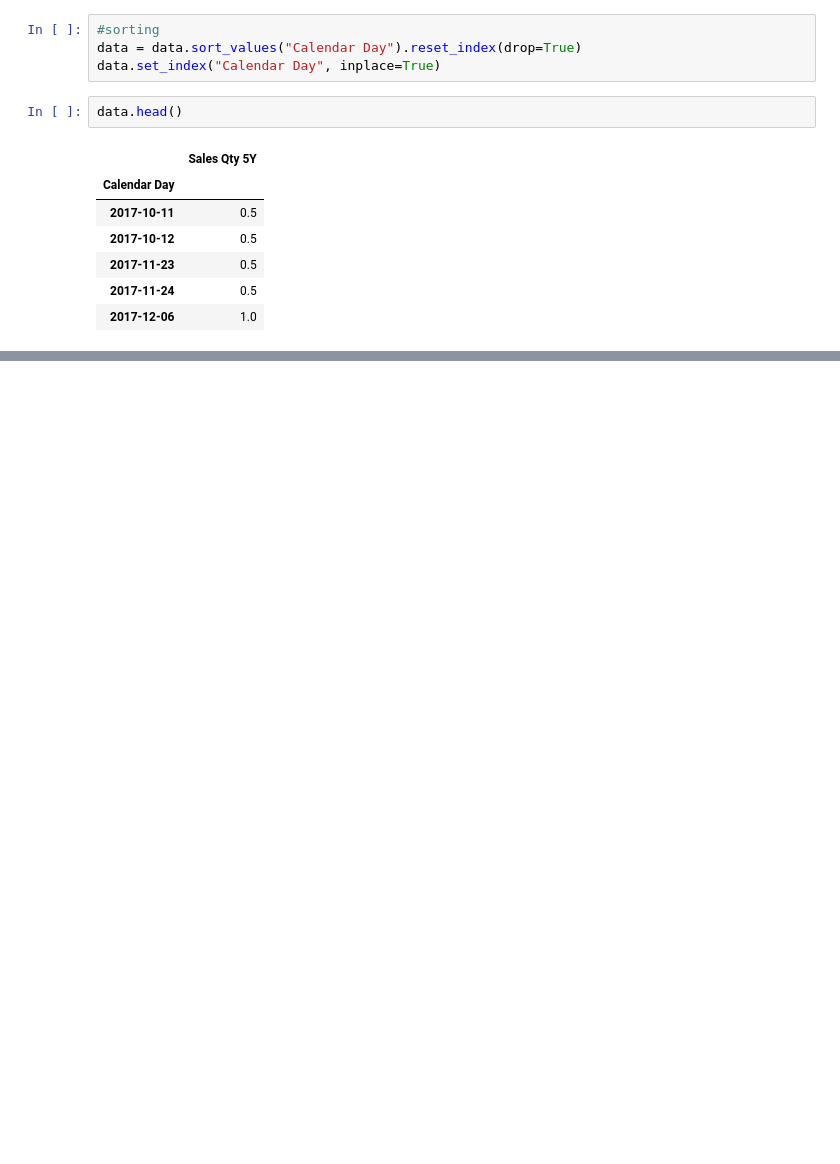
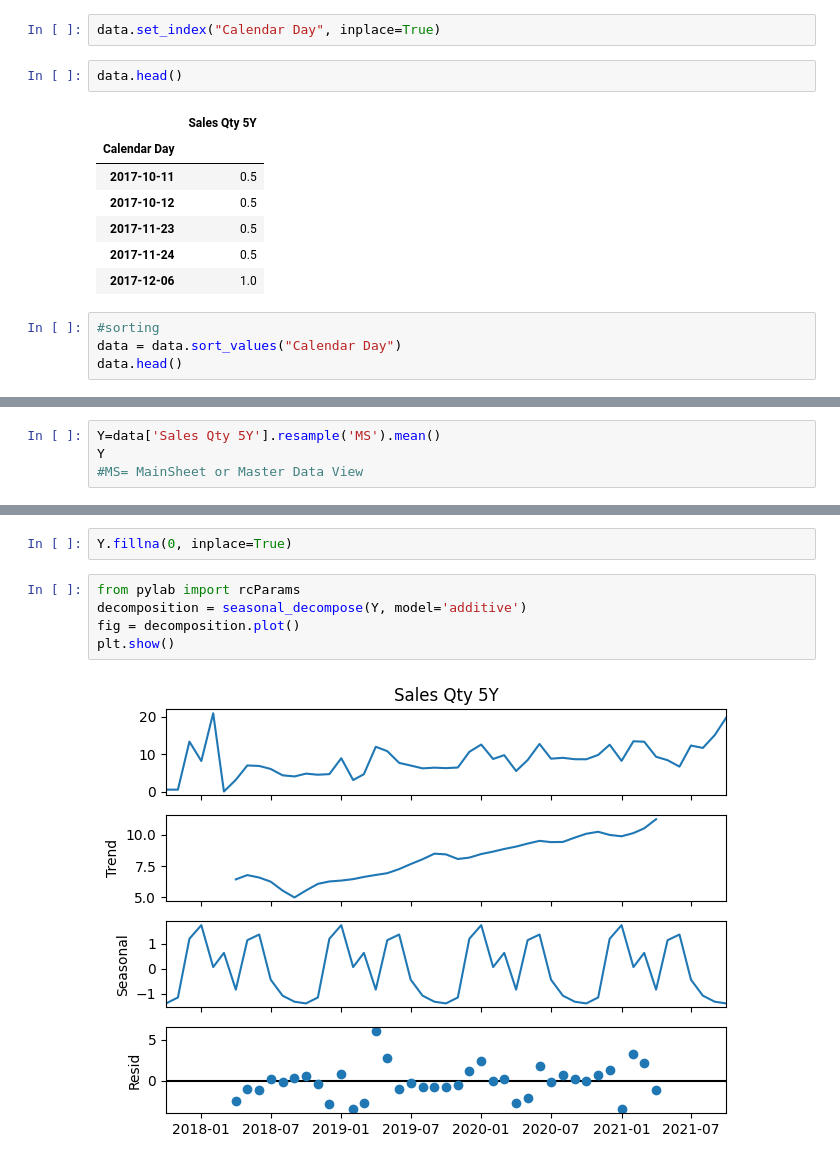
Before and after one commit to Girawale-Sanket/Time-Series-Assignment, a Jupyter notebook: TSA_LAB1.ipynb, the cells around one changed output, grey strips where cells are left out. Cells and saved outputs as stored; diff of their text form; blank space fills up the shorter version.

Commit message:
Seasonal Decomposition Method

```diff
--- a/TSA_LAB1.ipynb
+++ b/TSA_LAB1.ipynb
@@ -70,8 +73,6 @@ Data columns (total 2 columns):
 dtypes: datetime64[ns](1), float64(1)
 memory usage: 11.2 KB
 # %%
-#sorting
-data = data.sort_values("Calendar Day").reset_index(drop=True)
 data.set_index("Calendar Day", inplace=True)
 # %%
 data.head()
@@ -83,3 +84,7 @@ data.head()
 | 2017-11-23 | 0.5 |
 | 2017-11-24 | 0.5 |
 | 2017-12-06 | 1.0 |
+# %%
+#sorting
+data = data.sort_values("Calendar Day")
+data.head()
@@ -85,0 +99,4 @@ data.head()
+# %%
+Y=data['Sales Qty 5Y'].resample('MS').mean()
+Y
+#MS= MainSheet or Master Data View
@@ -85,0 +123,9 @@ data.head()
+# %%
+Y.fillna(0, inplace=True)
+# %%
+from pylab import rcParams
+decomposition = seasonal_decompose(Y, model='additive')
+fig = decomposition.plot()
+plt.show()
+# %% [output]
+[figure, added]
```
Also changed, not shown: parts of 6 cells of this notebook.
